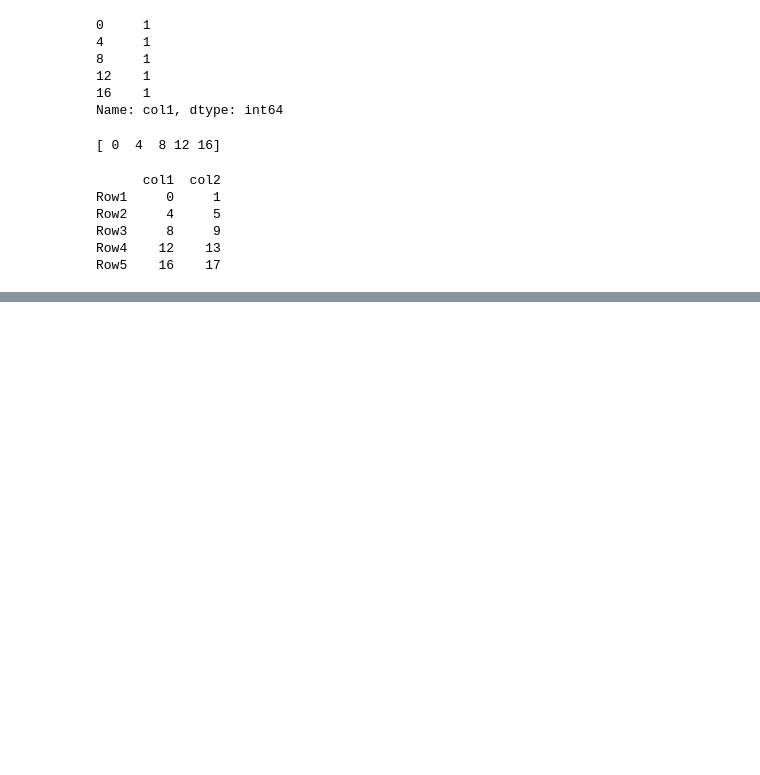
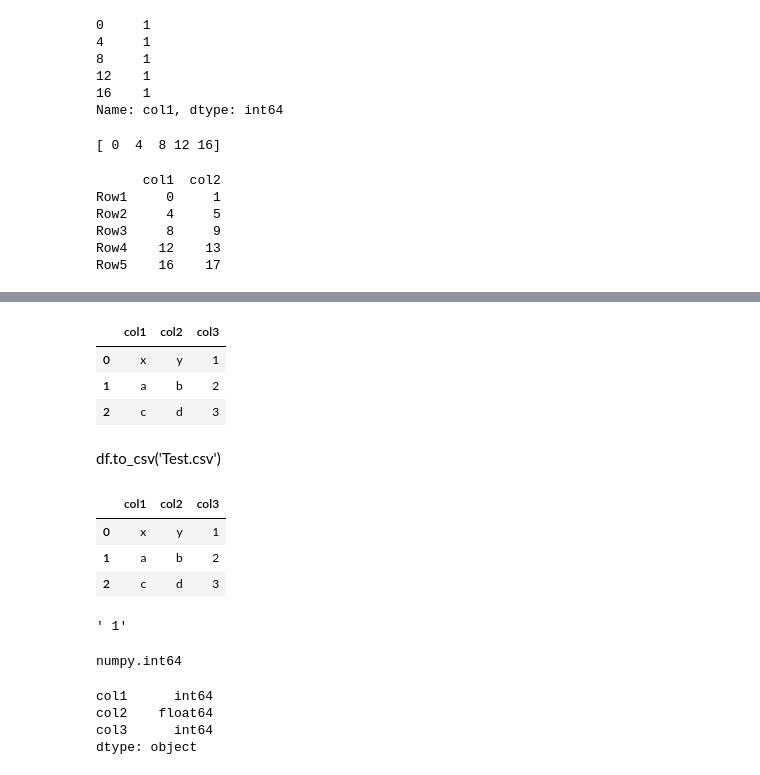
Before and after one commit to zugzwang03/Machine-Learning-Materials, a Jupyter notebook: pandas.ipynb, the cells around one changed output, grey strips where cells are left out. Saved outputs shown, nothing was run; the diff lists cells and outputs as text; code cells hidden in the pictures; blank space fills up the shorter version.

```diff
--- a/pandas.ipynb
+++ b/pandas.ipynb
@@ -57,0 +129,7 @@ Row5    16    17
+# %%
+pd.read_csv(StringIO(data))
+# %% [output]
+|  | col1 | col2 | col3 |
+| 0 | x | y | 1 |
+| 1 | a | b | 2 |
+| 2 | c | d | 3 |
@@ -57,0 +138,2 @@ Row5    16    17
+# %% [markdown]
+df.to_csv('Test.csv')
@@ -57,0 +142,11 @@ Row5    16    17
+# %%
+df
+# %% [output]
+|  | col1 | col2 | col3 |
+| 0 | x | y | 1 |
+| 1 | a | b | 2 |
+| 2 | c | d | 3 |
+# %%
+df['col3'][0]
+# %% [output]
+' 1'
@@ -57,0 +160,11 @@ Row5    16    17
+# %%
+type(df['col1'][0])
+# %% [output]
+numpy.int64
+# %%
+df.dtypes
+# %% [output]
+col1      int64
+col2    float64
+col3      int64
+dtype: object
```
Also changed, not shown: parts of 18 cells of this notebook.
